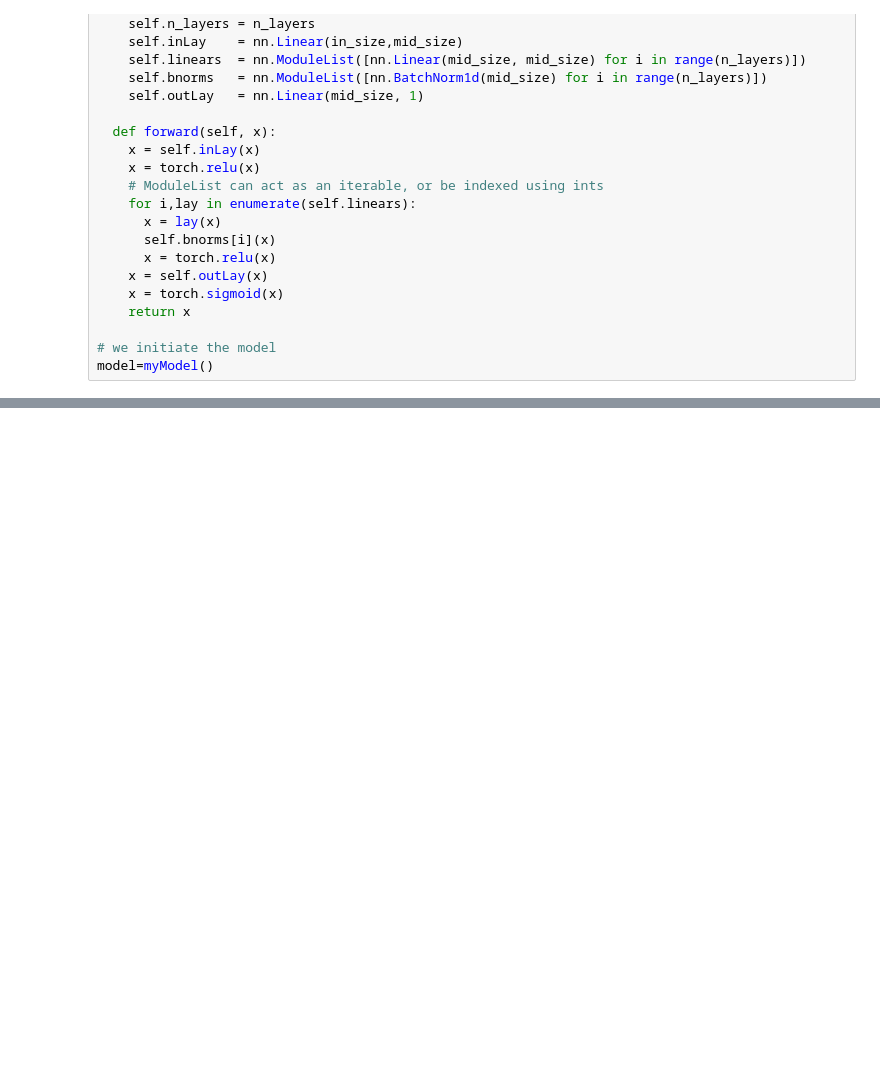
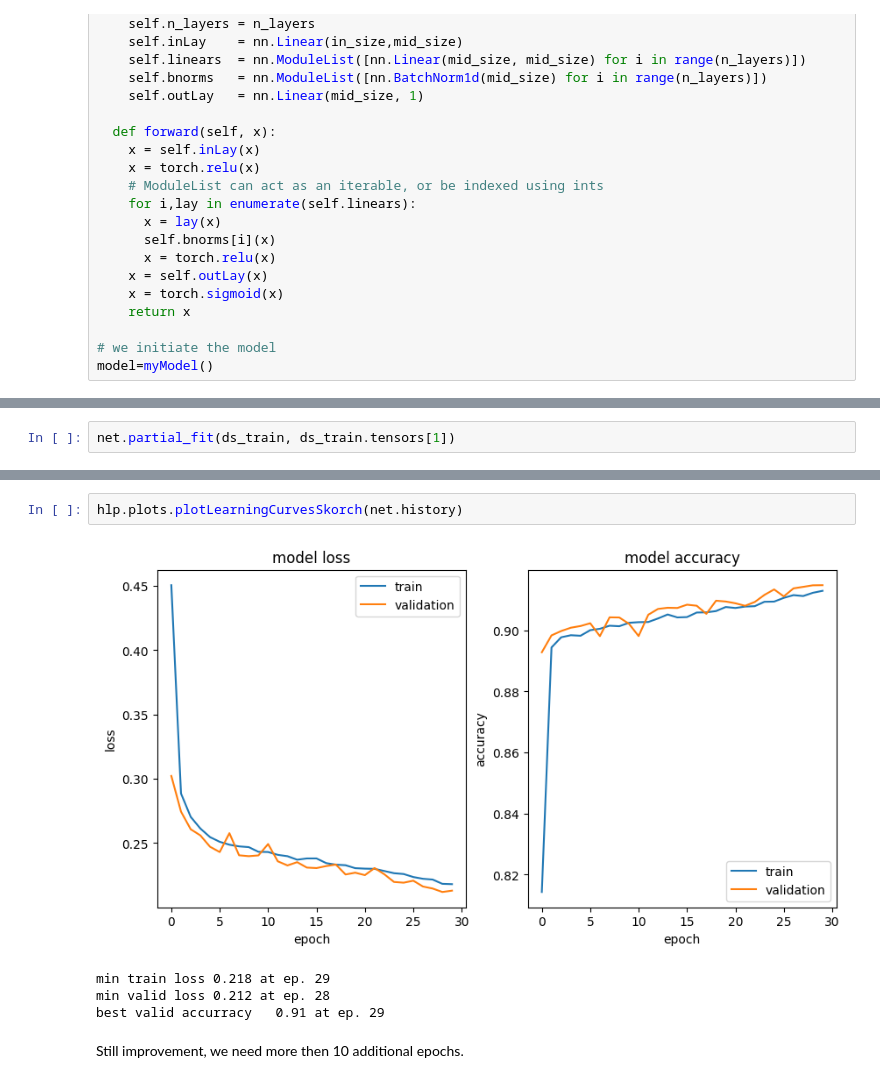
Before and after one commit to dkgithub/wiehl24, a Jupyter notebook: skorch.ipynb, the cells around one changed output, grey strips where cells are left out. Drawn from its saved outputs; the diff is of its cells as text; blank space fills up the shorter version.

```diff
--- a/skorch.ipynb
+++ b/skorch.ipynb
@@ -262,0 +215,2 @@ net.history
+# %%
+net.partial_fit(ds_train, ds_train.tensors[1])
@@ -262,0 +240,9 @@ net.history
+# %%
+hlp.plots.plotLearningCurvesSkorch(net.history)
+# %% [output]
+[figure, added]
+min train loss 0.218 at ep. 29
+min valid loss 0.212 at ep. 28
+best valid accurracy   0.91 at ep. 29
+# %% [markdown]
+Still improvement, we need more then 10 additional epochs.
```
Also changed, not shown: parts of 23 cells of this notebook.
